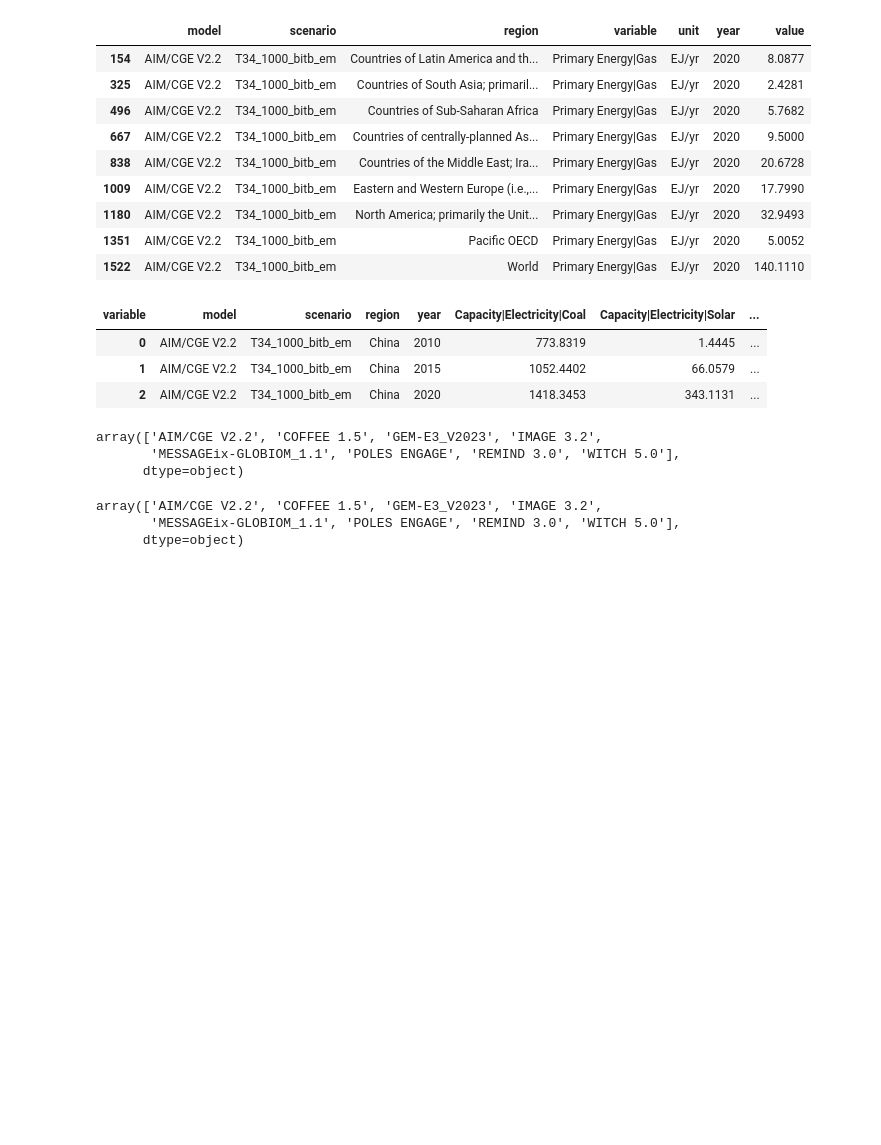
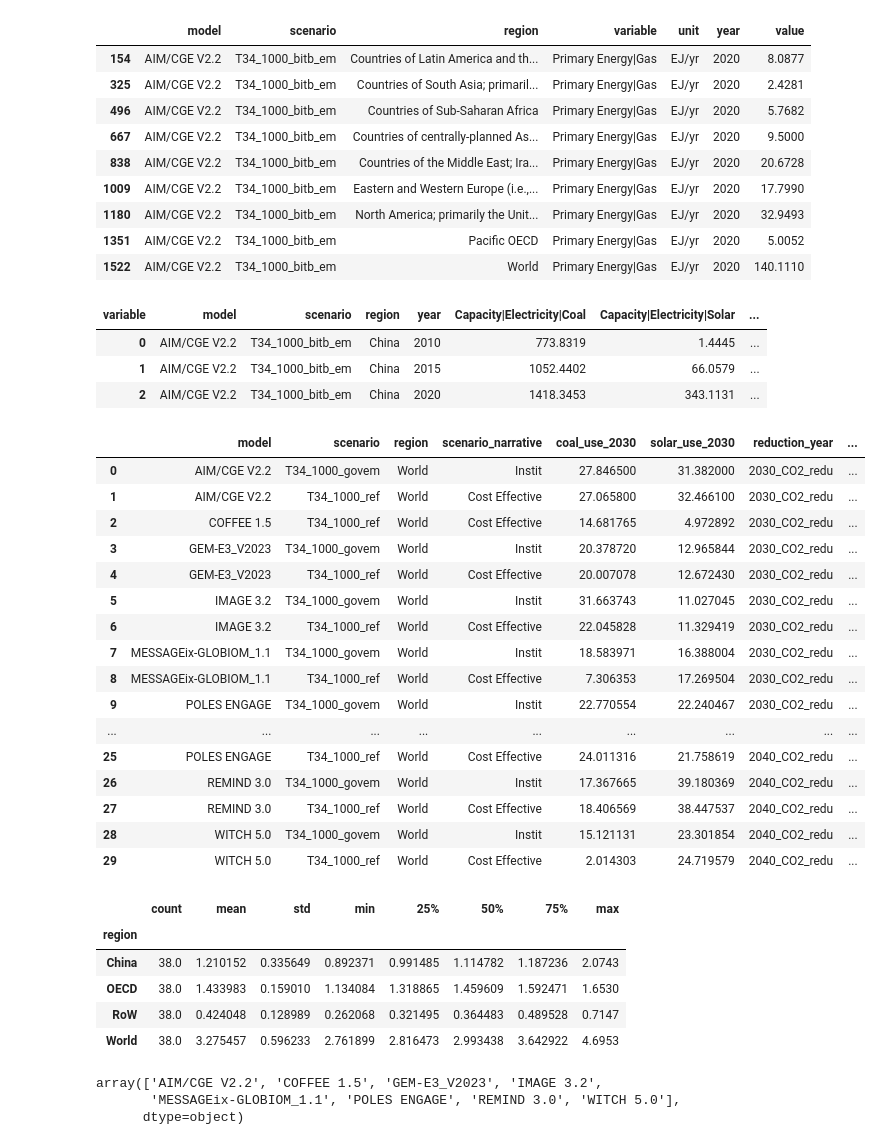
Before and after one commit to zyankarli/Feasibility_Tool, a Jupyter notebook: Tryout_Book.ipynb, the cells around one changed output. Drawn from its saved outputs; the diff is of its cells as text; code cells hidden in the pictures; blank space fills up the shorter version.

Commit message:
change data wrangling flow and update graph
restructured code so that all wrangling affects to_plot_df;
include metrics;
include solar

```diff
--- a/Tryout_Book.ipynb
+++ b/Tryout_Book.ipynb
@@ -39,7 +39,9 @@ def get_data():
                   'Capacity|Electricity|Solar',
                   'Capacity|Electricity|Wind',
                   'Carbon Sequestration|CCS',
-                  'Carbon Sequestration|Land Use'
+                  'Carbon Sequestration|Land Use',
+                  'Secondary Energy|Electricity|Coal',
+                  'Secondary Energy|Electricity|Solar'
                   ],
         region=["World",
                 "North America; primarily the United States of America and Canada",
@@ -150,18 +152,50 @@ df.head(3)
 # %%
 #filter
 to_plot_df = df[(df['year'].isin([2020, 2030, 2040])) & (df["scenario"].isin(["T34_1000_ref", "T34_1000_govem"])) & (df["region"] == "World")]
 
 #calculate reductions
-reductions_df = to_plot_df[["model", "scenario", "region", 'year', "Emissions|CO2"]]
+reductions_df = to_plot_df[["model", "scenario", "scenario_narrative", "region", 'year', "Emissions|CO2"]]
 reductions_df = pd.pivot(data=reductions_df, index=reductions_df.drop(['year', "Emissions|CO2"], axis=1).columns, columns = 'year', values = 'Emissions|CO2').reset_index()
 reductions_df["2030_CO2_redu"] = ( (reductions_df[2030] - reductions_df[2020]) / reductions_df[2020]) * -1 #multiplied with -1 to have positive values
 reductions_df["2040_CO2_redu"] = ((reductions_df[2040] - reductions_df[2020]) / reductions_df[2020]) * -1
 reductions_df.drop([2020, 2030, 2040], axis=1, inplace=True)
 
+#calculate capacities/usage for 2030
+coal_use_2030 = pd.pivot(data=to_plot_df, index=['model','scenario', 'region'], columns = 'year', values = 'Secondary Energy|Electricity|Coal').reset_index()[['model', 'scenario', 'region', 2030]]
+coal_use_2030.rename(columns={2030:"coal_use_2030"}, inplace=True)
+
+solar_use_2030 = pd.pivot(data=to_plot_df, index=['model','scenario', 'region'], columns = 'year', values = 'Secondary Energy|Electricity|Solar').reset_index()[['model', 'scenario', 'region', 2030]]
+solar_use_2030.rename(columns={2030:"solar_use_2030"}, inplace=True)
+
 #merge
-to_plot_df = pd.merge(left=to_plot_df, right=reductions_df, on=["model", "scenario", "region"])
+to_plot_df = pd.merge(left=reductions_df, right=coal_use_2030, on=["model", "scenario", "region"])
+to_plot_df = pd.merge(left=to_plot_df, right=solar_use_2030, on=["model", "scenario", "region"])
 
-#filter_df.head(3)
+# #make CO2 reduction longer for plotting purposes
+#reduce data
+to_plot_df = pd.melt(to_plot_df, id_vars=["model", 'scenario', 'region', 'scenario_narrative', 'coal_use_2030','solar_use_2030'],
+                    value_vars=["2030_CO2_redu", "2040_CO2_redu"],
+                    var_name='reduction_year', value_name='reduction_value')
+#TODO: Note: COFFEE doesn't have govem scenario
+to_plot_df
+# %% [output]
+|  | model | scenario | region | scenario_narrative | coal_use_2030 | solar_use_2030 | reduction_year | ... |
+| 0 | AIM/CGE V2.2 | T34_1000_govem | World | Instit | 27.846500 | 31.382000 | 2030_CO2_redu | ... |
+| 1 | AIM/CGE V2.2 | T34_1000_ref | World | Cost Effective | 27.065800 | 32.466100 | 2030_CO2_redu | ... |
+| 2 | COFFEE 1.5 | T34_1000_ref | World | Cost Effective | 14.681765 | 4.972892 | 2030_CO2_redu | ... |
+| 3 | GEM-E3_V2023 | T34_1000_govem | World | Instit | 20.378720 | 12.965844 | 2030_CO2_redu | ... |
+| 4 | GEM-E3_V2023 | T34_1000_ref | World | Cost Effective | 20.007078 | 12.672430 | 2030_CO2_redu | ... |
+| 5 | IMAGE 3.2 | T34_1000_govem | World | Instit | 31.663743 | 11.027045 | 2030_CO2_redu | ... |
+| 6 | IMAGE 3.2 | T34_1000_ref | World | Cost Effective | 22.045828 | 11.329419 | 2030_CO2_redu | ... |
+| 7 | MESSAGEix-GLOBIOM_1.1 | T34_1000_govem | World | Instit | 18.583971 | 16.388004 | 2030_CO2_redu | ... |
+| 8 | MESSAGEix-GLOBIOM_1.1 | T34_1000_ref | World | Cost Effective | 7.306353 | 17.269504 | 2030_CO2_redu | ... |
+| 9 | POLES ENGAGE | T34_1000_govem | World | Instit | 22.770554 | 22.240467 | 2030_CO2_redu | ... |
+| ... | ... | ... | ... | ... | ... | ... | ... | ... |
+| 25 | POLES ENGAGE | T34_1000_ref | World | Cost Effective | 24.011316 | 21.758619 | 2040_CO2_redu | ... |
+| 26 | REMIND 3.0 | T34_1000_govem | World | Instit | 17.367665 | 39.180369 | 2040_CO2_redu | ... |
+| 27 | REMIND 3.0 | T34_1000_ref | World | Cost Effective | 18.406569 | 38.447537 | 2040_CO2_redu | ... |
+| 28 | WITCH 5.0 | T34_1000_govem | World | Instit | 15.121131 | 23.301854 | 2040_CO2_redu | ... |
+| 29 | WITCH 5.0 | T34_1000_ref | World | Cost Effective | 2.014303 | 24.719579 | 2040_CO2_redu | ... |
 # %%
 # GLOBAL 2030
 fig = go.Figure(px.strip(
@@ -251,21 +285,28 @@ fig
 
 #Coal reduction
 #get media coal consumption in 2020
-df[(df["year"] == 2030)].groupby(["region"])["Primary Energy|Coal"].describe()
+df[(df["year"] == 2030)].groupby(["region"])["Secondary Energy|Electricity|Coal"].describe()
 
 #try filtering
-coal_use_2030 = 40
-filter_df = pd.pivot(data=to_plot_df, index=['model','scenario', 'region', 'scenario_narrative', '2030_CO2_redu', '2040_CO2_redu'], columns = 'year', values = 'Primary Energy|Coal').reset_index()
-filter_df = filter_df[filter_df[2030] >= coal_use_2030]
-filter_df = pd.melt(filter_df, id_vars=["model", 'scenario', 'region', 'scenario_narrative', 2030],
-                    value_vars=["2030_CO2_redu", "2040_CO2_redu"],
-                    var_name='reduction_year', value_name='reduction_value')
+min_coal_use_2030 = 2
+max_solar_use_2030 = 1000
+#filter_df = pd.pivot(data=to_plot_df, index=['model','scenario', 'region', 'scenario_narrative', '2030_CO2_redu', '2040_CO2_redu'], columns = 'year', values = 'Secondary Energy|Electricity|Coal').reset_index()
+filter_df = to_plot_df[(to_plot_df['coal_use_2030'] >= min_coal_use_2030) &\
+                       (to_plot_df['solar_use_2030'] <= max_solar_use_2030)]
 
-np.unique(filter_df.model)
+
+
+
+df[(df["year"] == 2030)].groupby(["region"])["Secondary Energy|Electricity|Coal"].describe()
+
+df[(df["year"] == 2020)].groupby(["region"])["Secondary Energy|Electricity|Solar"].describe()
 # %% [output]
-array(['AIM/CGE V2.2', 'COFFEE 1.5', 'GEM-E3_V2023', 'IMAGE 3.2',
-       'MESSAGEix-GLOBIOM_1.1', 'POLES ENGAGE', 'REMIND 3.0', 'WITCH 5.0'],
-      dtype=object)
+|  | count | mean | std | min | 25% | 50% | 75% | max |
+| region |  |  |  |  |  |  |  |  |
+| China | 38.0 | 1.210152 | 0.335649 | 0.892371 | 0.991485 | 1.114782 | 1.187236 | 2.0743 |
+| OECD | 38.0 | 1.433983 | 0.159010 | 1.134084 | 1.318865 | 1.459609 | 1.592471 | 1.6530 |
+| RoW | 38.0 | 0.424048 | 0.128989 | 0.262068 | 0.321495 | 0.364483 | 0.489528 | 0.7147 |
+| World | 38.0 | 3.275457 | 0.596233 | 2.761899 | 2.816473 | 2.993438 | 3.642922 | 4.6953 |
 # %%
 #FACET PLOT
 fig = go.Figure(px.strip(
```
Also changed, not shown: parts of 3 cells of this notebook, 1 other file.
